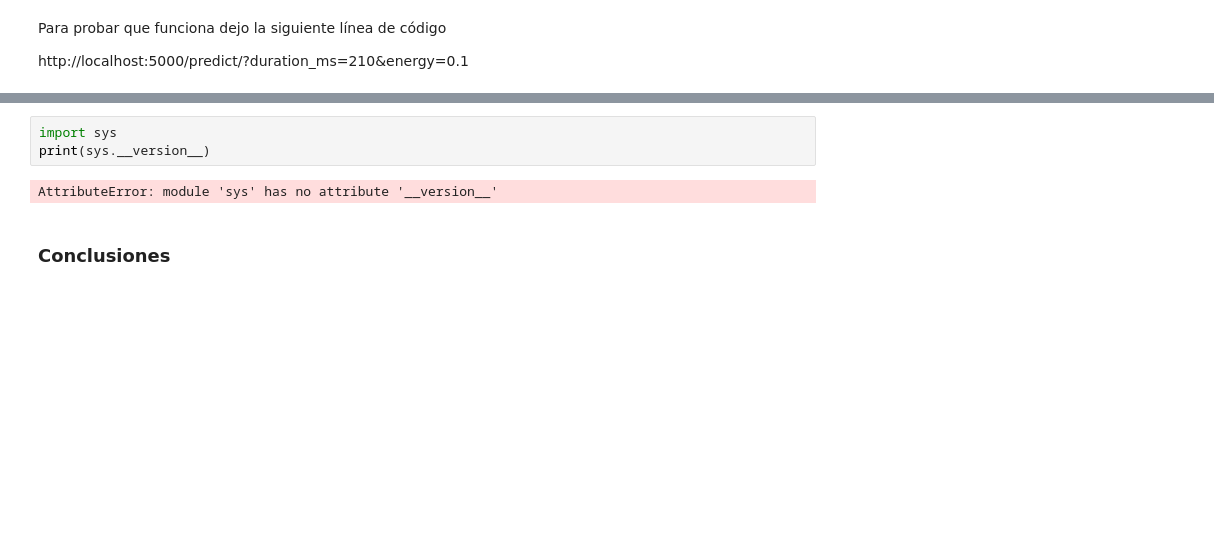
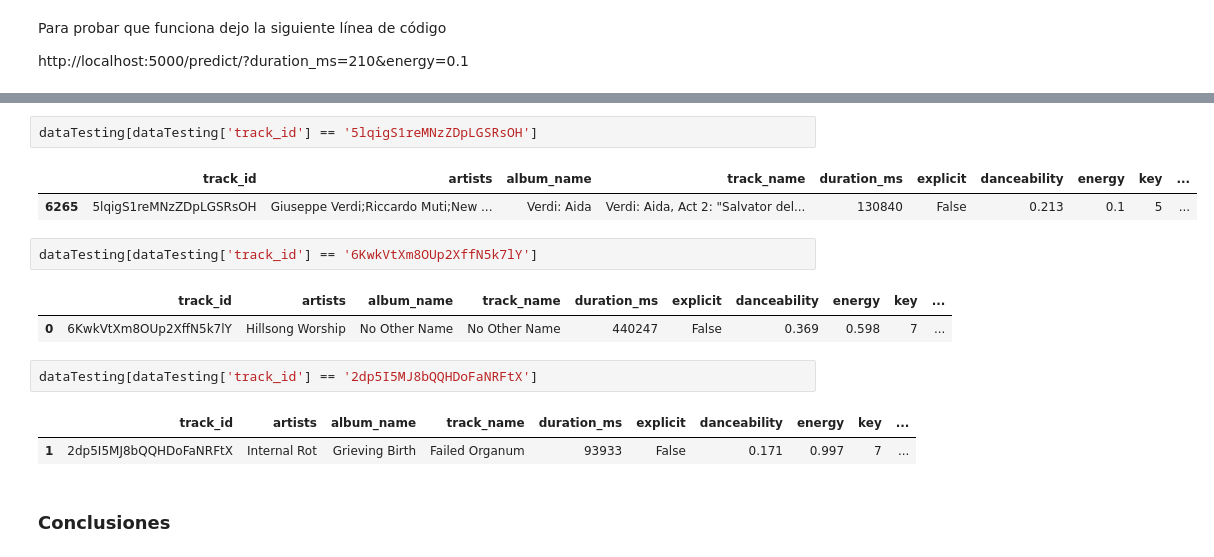
Before and after one commit to carol71/MIAD_ML_NLP_2025, a Jupyter notebook: Semana 4/Proyecto/S3P1_proyecto1.ipynb, the cells around one changed output, grey strips where cells are left out. Drawn from its saved outputs; the diff is of its cells as text; blank space fills up the shorter version.

```diff
--- a/Semana 4/Proyecto/S3P1_proyecto1.ipynb
+++ b/Semana 4/Proyecto/S3P1_proyecto1.ipynb
@@ -1484,8 +1480,18 @@ Note: you may need to restart the kernel to use updated packages.
-# %%
-import sys
-print(sys.__version__)
-# %% [output]
-AttributeError: module 'sys' has no attribute '__version__'
+# %%
+dataTesting[dataTesting['track_id'] == '5lqigS1reMNzZDpLGSRsOH']
+# %% [output]
+|  | track_id | artists | album_name | track_name | duration_ms | explicit | danceability | energy | key | ... |
+| 6265 | 5lqigS1reMNzZDpLGSRsOH | Giuseppe Verdi;Riccardo Muti;New ... | Verdi: Aida | Verdi: Aida, Act 2: "Salvator del... | 130840 | False | 0.213 | 0.1 | 5 | ... |
+# %%
+dataTesting[dataTesting['track_id'] == '6KwkVtXm8OUp2XffN5k7lY']
+# %% [output]
+|  | track_id | artists | album_name | track_name | duration_ms | explicit | danceability | energy | key | ... |
+| 0 | 6KwkVtXm8OUp2XffN5k7lY | Hillsong Worship | No Other Name | No Other Name | 440247 | False | 0.369 | 0.598 | 7 | ... |
+# %%
+dataTesting[dataTesting['track_id'] == '2dp5I5MJ8bQQHDoFaNRFtX']
+# %% [output]
+|  | track_id | artists | album_name | track_name | duration_ms | explicit | danceability | energy | key | ... |
+| 1 | 2dp5I5MJ8bQQHDoFaNRFtX | Internal Rot | Grieving Birth | Failed Organum | 93933 | False | 0.171 | 0.997 | 7 | ... |
 # %% [markdown]
 ### Conclusiones
 # %% [markdown]
```
Also changed, not shown: parts of 1 cell of this notebook, 1 other file.
